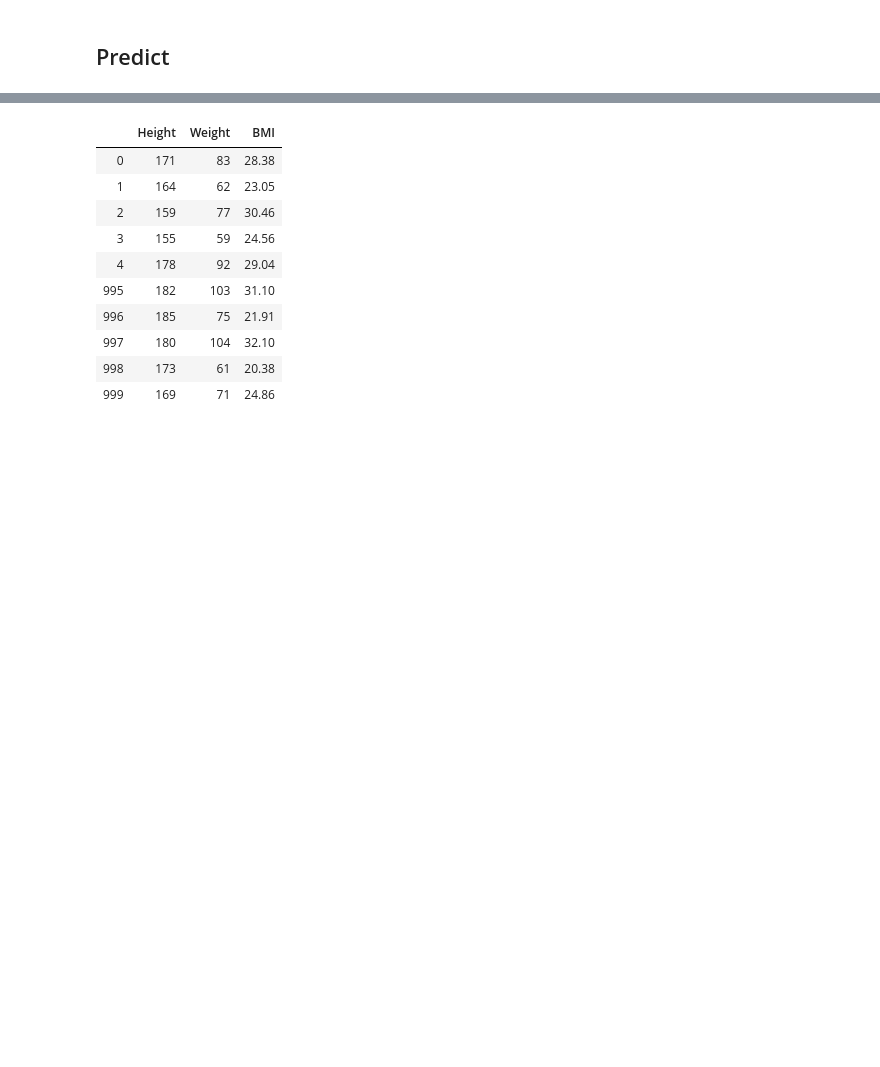
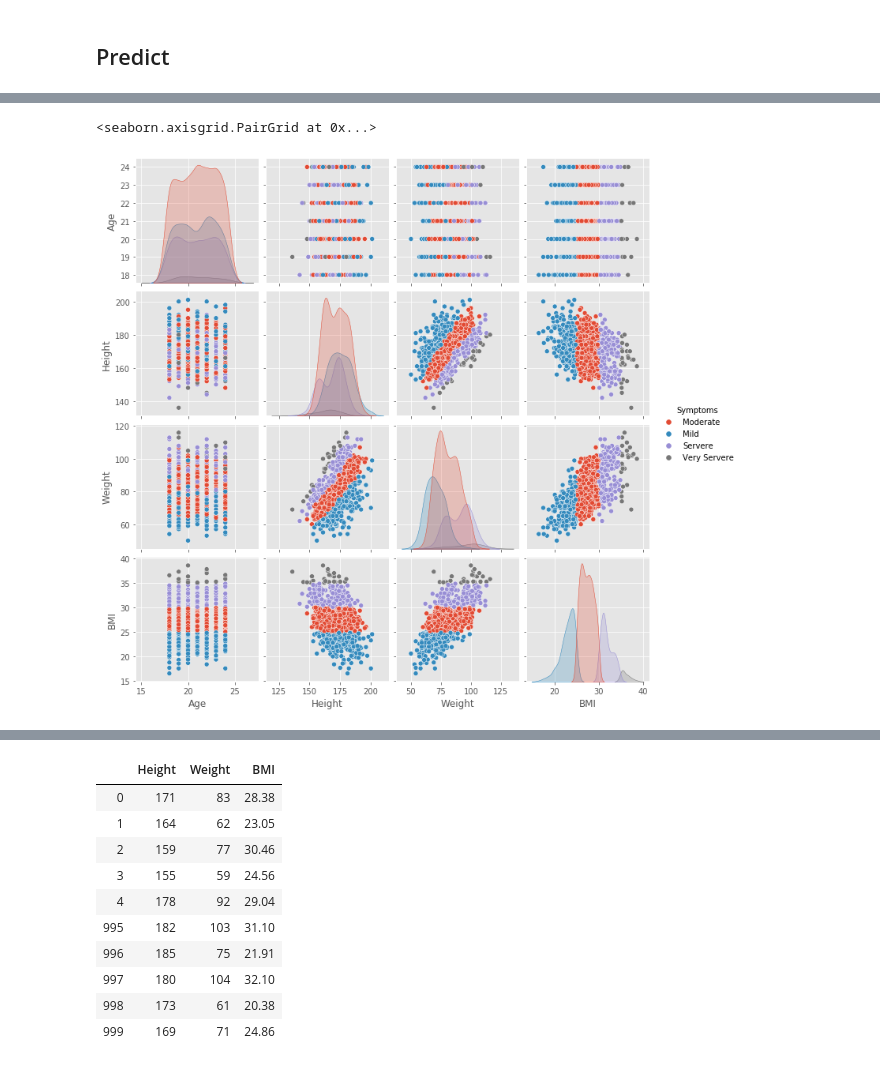
Before and after one commit to shaner1/ProgDA_Project_20, a Jupyter notebook: ProgDA_Project_2020.ipynb, the cells around one changed output, grey strips where cells are left out. Saved outputs shown, nothing was run; the diff lists cells and outputs as text; code cells hidden in the pictures; blank space fills up the shorter version.

```diff
--- a/ProgDA_Project_2020.ipynb
+++ b/ProgDA_Project_2020.ipynb
@@ -333,0 +338,5 @@ outputs = df[['Symptoms']]
+# %%
+sns.pairplot(df, hue ='Symptoms')
+# %% [output]
+<seaborn.axisgrid.PairGrid at 0x...>
+[figure, added]
```
Also changed, not shown: parts of 30 cells of this notebook.
